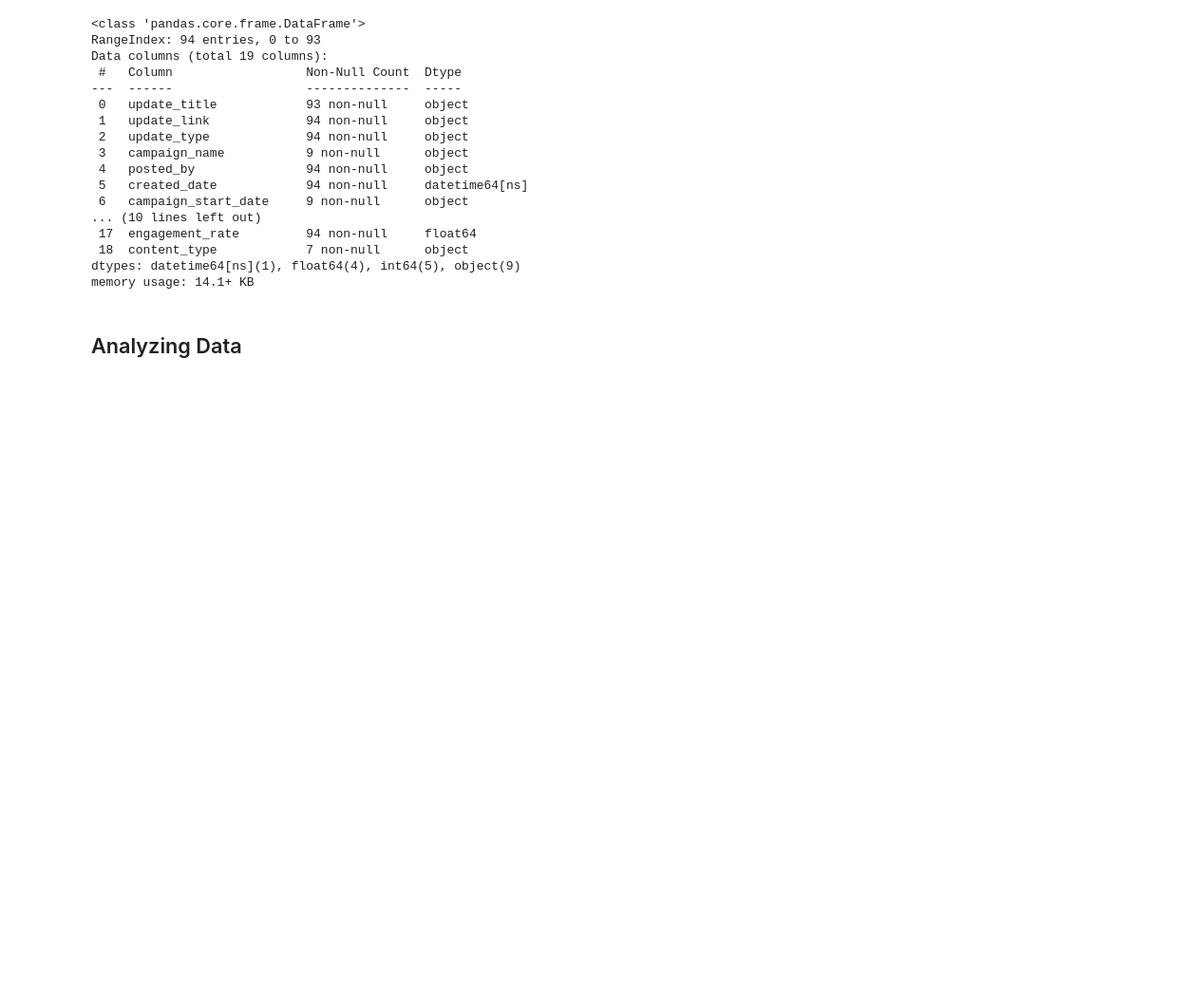
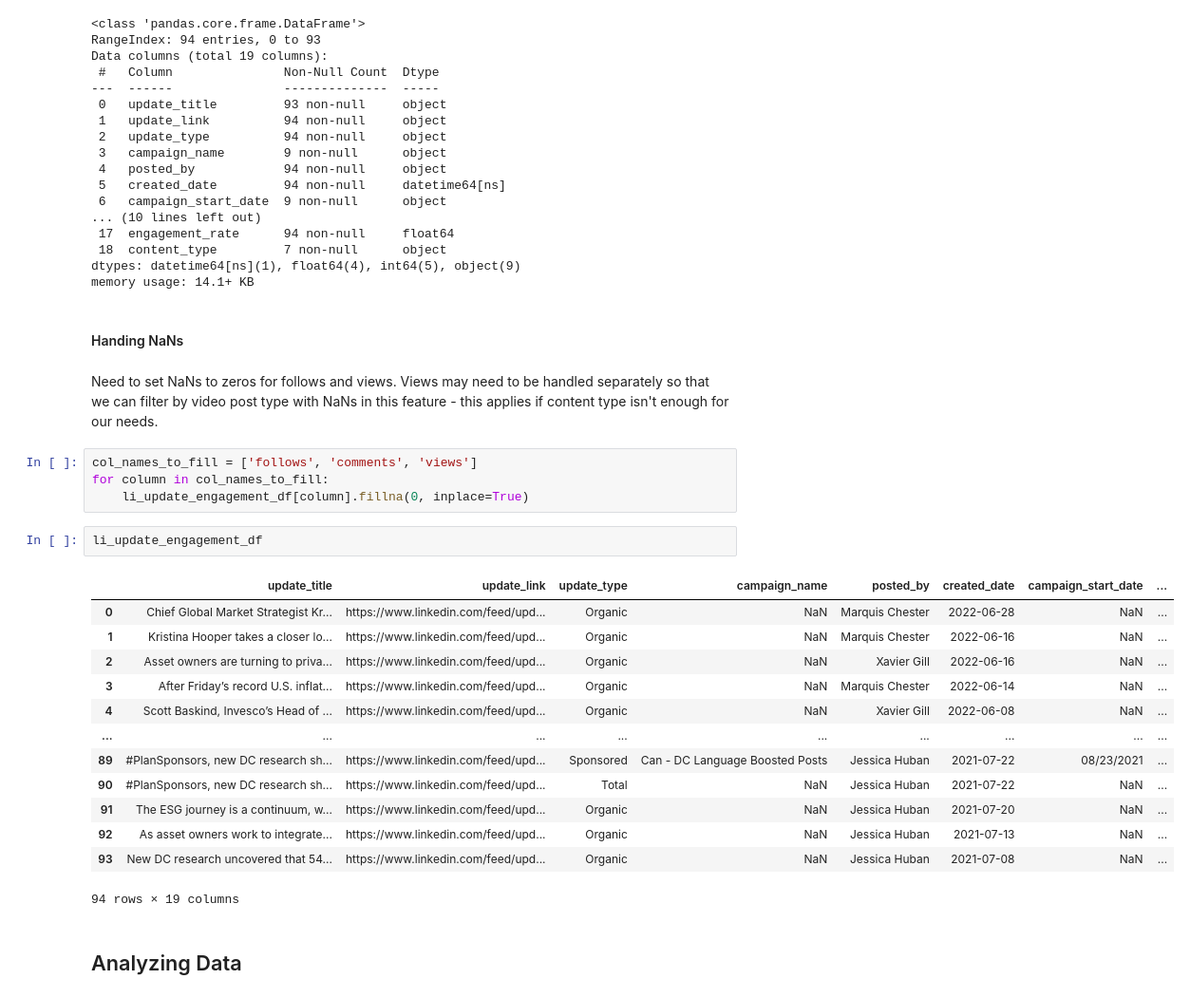
Before and after one commit to xvrgill/ivz-social-reports, a Jupyter notebook: notebooks/ca_institutional/july.ipynb, the cells around one changed output. Shown at 95% size. Drawn from its saved outputs; the diff is of its cells as text; blank space fills up the shorter version.

```diff
--- a/notebooks/ca_institutional/july.ipynb
+++ b/notebooks/ca_institutional/july.ipynb
@@ -194,5 +202,29 @@ Data columns (total 19 columns):
 dtypes: datetime64[ns](1), float64(4), int64(5), object(9)
 memory usage: 14.1+ KB
+# %% [markdown]
+#### Handing NaNs
+# %% [markdown]
+Need to set NaNs to zeros for follows and views. Views may need to be handled separately so that we can filter by video post type with NaNs in this feature - this applies if content type isn't enough for our needs.
+# %%
+col_names_to_fill = ['follows', 'comments', 'views']
+for column in col_names_to_fill:
+    li_update_engagement_df[column].fillna(0, inplace=True)
+# %%
+li_update_engagement_df
+# %% [output]
+|  | update_title | update_link | update_type | campaign_name | posted_by | created_date | campaign_start_date | ... |
+| 0 | Chief Global Market Strategist Kr... | https://www.linkedin.com/feed/upd... | Organic | NaN | Marquis Chester | 2022-06-28 | NaN | ... |
+| 1 | Kristina Hooper takes a closer lo... | https://www.linkedin.com/feed/upd... | Organic | NaN | Marquis Chester | 2022-06-16 | NaN | ... |
+| 2 | Asset owners are turning to priva... | https://www.linkedin.com/feed/upd... | Organic | NaN | Xavier Gill | 2022-06-16 | NaN | ... |
+| 3 | After Friday’s record U.S. inflat... | https://www.linkedin.com/feed/upd... | Organic | NaN | Marquis Chester | 2022-06-14 | NaN | ... |
+| 4 | Scott Baskind, Invesco’s Head of ... | https://www.linkedin.com/feed/upd... | Organic | NaN | Xavier Gill | 2022-06-08 | NaN | ... |
+| ... | ... | ... | ... | ... | ... | ... | ... | ... |
+| 89 | #PlanSponsors, new DC research sh... | https://www.linkedin.com/feed/upd... | Sponsored | Can - DC Language Boosted Posts | Jessica Huban | 2021-07-22 | 08/23/2021 | ... |
+| 90 | #PlanSponsors, new DC research sh... | https://www.linkedin.com/feed/upd... | Total | NaN | Jessica Huban | 2021-07-22 | NaN | ... |
+| 91 | The ESG journey is a continuum, w... | https://www.linkedin.com/feed/upd... | Organic | NaN | Jessica Huban | 2021-07-20 | NaN | ... |
+| 92 | As asset owners work to integrate... | https://www.linkedin.com/feed/upd... | Organic | NaN | Jessica Huban | 2021-07-13 | NaN | ... |
+| 93 | New DC research uncovered that 54... | https://www.linkedin.com/feed/upd... | Organic | NaN | Jessica Huban | 2021-07-08 | NaN | ... |
+94 rows × 19 columns
 # %% [markdown]
 ## Analyzing Data
 # %% [markdown]
```
Also changed, not shown: parts of 32 cells of this notebook, 2 other files.
